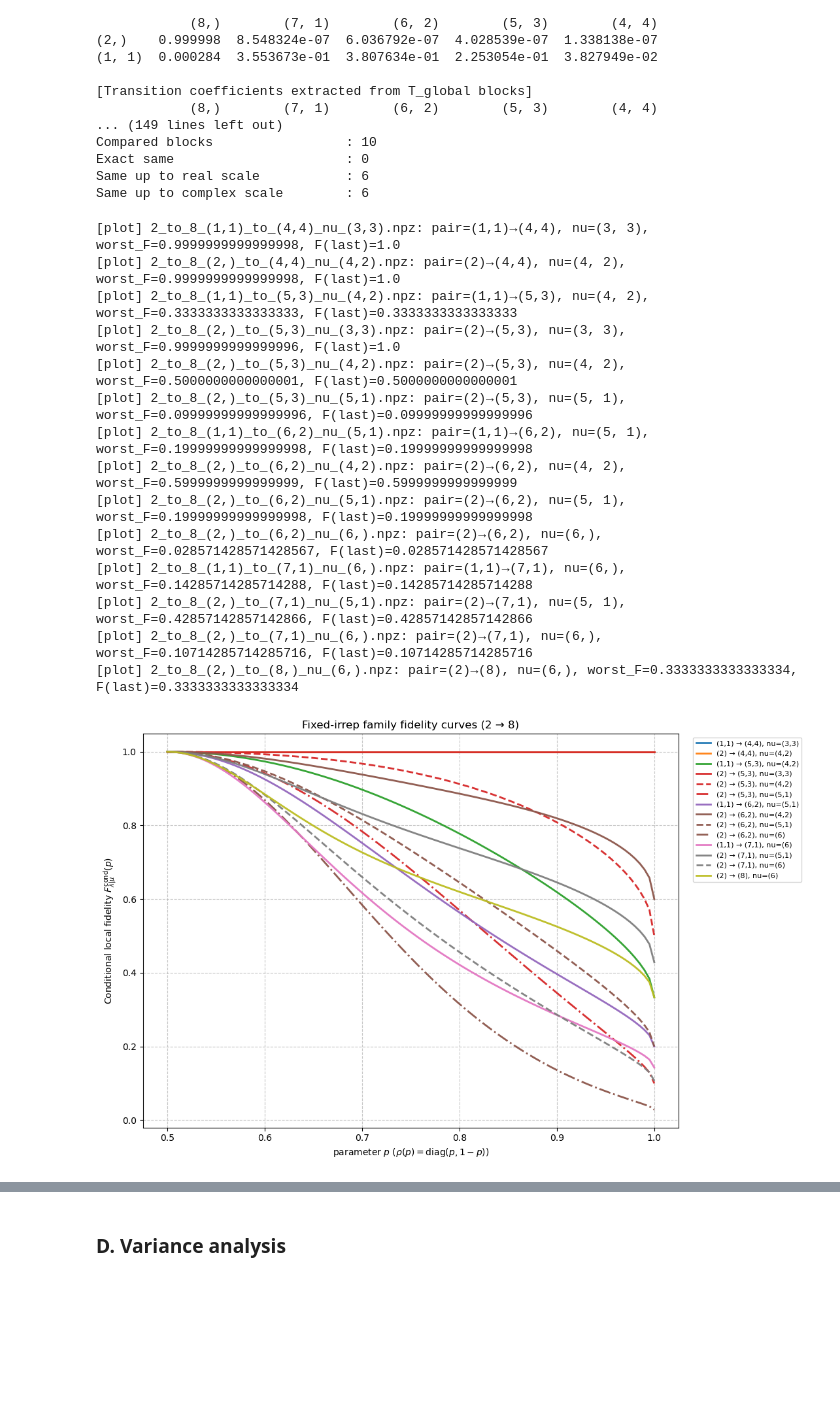
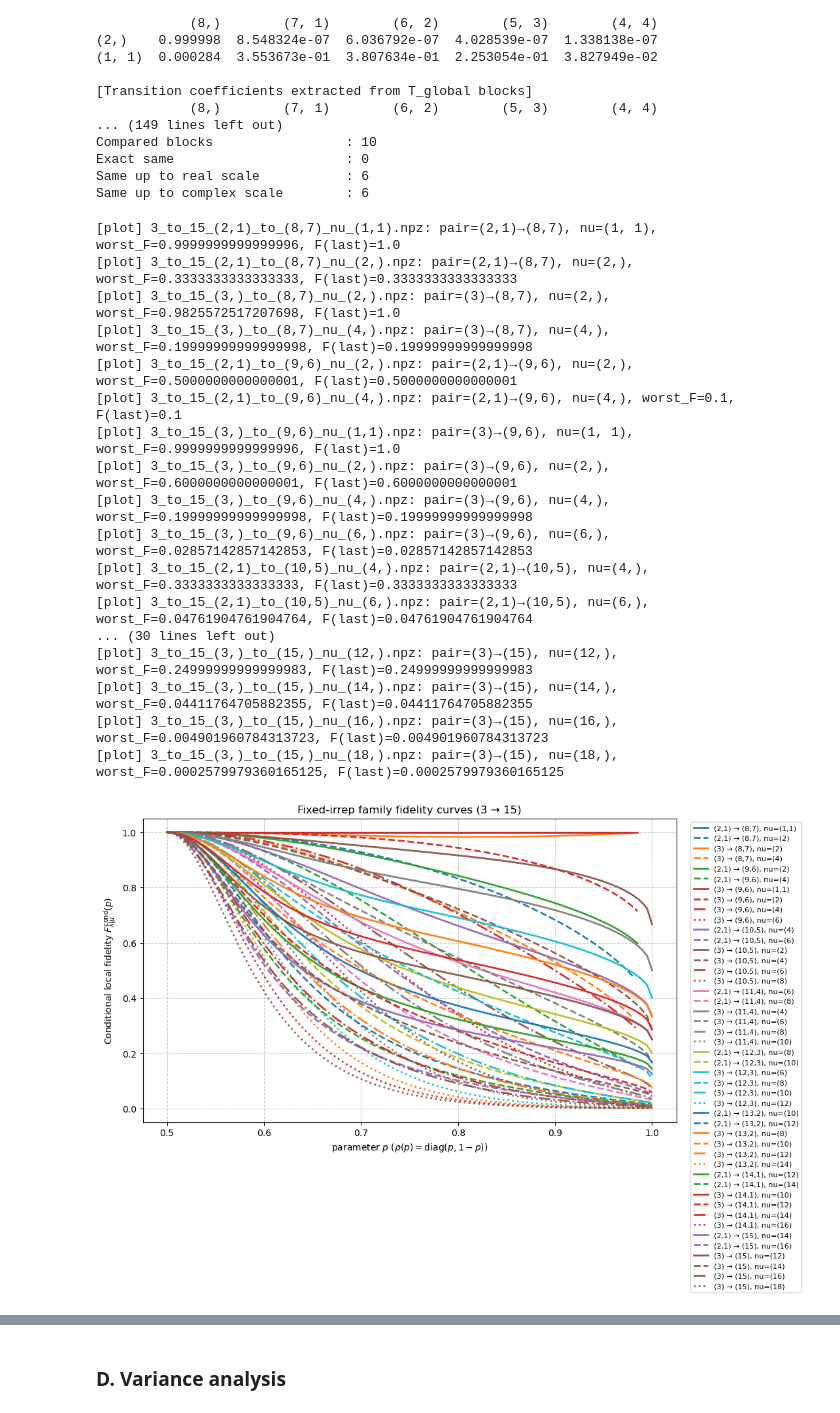
Before and after one commit to webb-c/find-optimal-cloner, a Jupyter notebook: show_data.ipynb, the cells around one changed output, grey strips where cells are left out. Drawn from its saved outputs; the diff is of its cells as text; code cells hidden in the pictures; blank space fills up the shorter version.

```diff
--- a/show_data.ipynb
+++ b/show_data.ipynb
@@ -527,8 +527,8 @@ import numpy as np
 import matplotlib.pyplot as plt
 
 d = 2
-n_in = 2
-n_out = 8
+n_in = 1
+n_out = 15
 n_grid = 200
 target_p = None
 
@@ -1624,27 +1624,30 @@ def plot_fixed_irrep_family_fidelities(
     plt.show()
 # %%
 plot_fixed_irrep_family_fidelities(
-    n_in=2,
-    n_out=8,
+    n_in=3,
+    n_out=15,
     folder="data/fixed_irrep",
     n_grid=101,
 )
 # %% [output]
-[plot] 2_to_8_(1,1)_to_(4,4)_nu_(3,3).npz: pair=(1,1)→(4,4), nu=(3, 3), worst_F=0.9999999999999998, F(last)=1.0
-[plot] 2_to_8_(2,)_to_(4,4)_nu_(4,2).npz: pair=(2)→(4,4), nu=(4, 2), worst_F=0.9999999999999998, F(last)=1.0
-[plot] 2_to_8_(1,1)_to_(5,3)_nu_(4,2).npz: pair=(1,1)→(5,3), nu=(4, 2), worst_F=0.3333333333333333, F(last)=0.3333333333333333
-[plot] 2_to_8_(2,)_to_(5,3)_nu_(3,3).npz: pair=(2)→(5,3), nu=(3, 3), worst_F=0.9999999999999996, F(last)=1.0
-[plot] 2_to_8_(2,)_to_(5,3)_nu_(4,2).npz: pair=(2)→(5,3), nu=(4, 2), worst_F=0.5000000000000001, F(last)=0.5000000000000001
-[plot] 2_to_8_(2,)_to_(5,3)_nu_(5,1).npz: pair=(2)→(5,3), nu=(5, 1), worst_F=0.09999999999999996, F(last)=0.09999999999999996
-[plot] 2_to_8_(1,1)_to_(6,2)_nu_(5,1).npz: pair=(1,1)→(6,2), nu=(5, 1), worst_F=0.19999999999999998, F(last)=0.19999999999999998
-[plot] 2_to_8_(2,)_to_(6,2)_nu_(4,2).npz: pair=(2)→(6,2), nu=(4, 2), worst_F=0.5999999999999999, F(last)=0.5999999999999999
-[plot] 2_to_8_(2,)_to_(6,2)_nu_(5,1).npz: pair=(2)→(6,2), nu=(5, 1), worst_F=0.19999999999999998, F(last)=0.19999999999999998
-[plot] 2_to_8_(2,)_to_(6,2)_nu_(6,).npz: pair=(2)→(6,2), nu=(6,), worst_F=0.028571428571428567, F(last)=0.028571428571428567
-[plot] 2_to_8_(1,1)_to_(7,1)_nu_(6,).npz: pair=(1,1)→(7,1), nu=(6,), worst_F=0.14285714285714288, F(last)=0.14285714285714288
-[plot] 2_to_8_(2,)_to_(7,1)_nu_(5,1).npz: pair=(2)→(7,1), nu=(5, 1), worst_F=0.42857142857142866, F(last)=0.42857142857142866
-[plot] 2_to_8_(2,)_to_(7,1)_nu_(6,).npz: pair=(2)→(7,1), nu=(6,), worst_F=0.10714285714285716, F(last)=0.10714285714285716
-[plot] 2_to_8_(2,)_to_(8,)_nu_(6,).npz: pair=(2)→(8), nu=(6,), worst_F=0.3333333333333334, F(last)=0.3333333333333334
+[plot] 3_to_15_(2,1)_to_(8,7)_nu_(1,1).npz: pair=(2,1)→(8,7), nu=(1, 1), worst_F=0.9999999999999996, F(last)=1.0
+[plot] 3_to_15_(2,1)_to_(8,7)_nu_(2,).npz: pair=(2,1)→(8,7), nu=(2,), worst_F=0.3333333333333333, F(last)=0.3333333333333333
+[plot] 3_to_15_(3,)_to_(8,7)_nu_(2,).npz: pair=(3)→(8,7), nu=(2,), worst_F=0.9825572517207698, F(last)=1.0
+[plot] 3_to_15_(3,)_to_(8,7)_nu_(4,).npz: pair=(3)→(8,7), nu=(4,), worst_F=0.19999999999999998, F(last)=0.19999999999999998
+[plot] 3_to_15_(2,1)_to_(9,6)_nu_(2,).npz: pair=(2,1)→(9,6), nu=(2,), worst_F=0.5000000000000001, F(last)=0.5000000000000001
+[plot] 3_to_15_(2,1)_to_(9,6)_nu_(4,).npz: pair=(2,1)→(9,6), nu=(4,), worst_F=0.1, F(last)=0.1
+[plot] 3_to_15_(3,)_to_(9,6)_nu_(1,1).npz: pair=(3)→(9,6), nu=(1, 1), worst_F=0.9999999999999996, F(last)=1.0
+[plot] 3_to_15_(3,)_to_(9,6)_nu_(2,).npz: pair=(3)→(9,6), nu=(2,), worst_F=0.6000000000000001, F(last)=0.6000000000000001
+[plot] 3_to_15_(3,)_to_(9,6)_nu_(4,).npz: pair=(3)→(9,6), nu=(4,), worst_F=0.19999999999999998, F(last)=0.19999999999999998
+[plot] 3_to_15_(3,)_to_(9,6)_nu_(6,).npz: pair=(3)→(9,6), nu=(6,), worst_F=0.02857142857142853, F(last)=0.02857142857142853
+[plot] 3_to_15_(2,1)_to_(10,5)_nu_(4,).npz: pair=(2,1)→(10,5), nu=(4,), worst_F=0.3333333333333333, F(last)=0.3333333333333333
+[plot] 3_to_15_(2,1)_to_(10,5)_nu_(6,).npz: pair=(2,1)→(10,5), nu=(6,), worst_F=0.04761904761904764, F(last)=0.04761904761904764
+... (30 lines left out)
+[plot] 3_to_15_(3,)_to_(15,)_nu_(12,).npz: pair=(3)→(15), nu=(12,), worst_F=0.24999999999999983, F(last)=0.24999999999999983
+[plot] 3_to_15_(3,)_to_(15,)_nu_(14,).npz: pair=(3)→(15), nu=(14,), worst_F=0.04411764705882355, F(last)=0.04411764705882355
+[plot] 3_to_15_(3,)_to_(15,)_nu_(16,).npz: pair=(3)→(15), nu=(16,), worst_F=0.004901960784313723, F(last)=0.004901960784313723
+[plot] 3_to_15_(3,)_to_(15,)_nu_(18,).npz: pair=(3)→(15), nu=(18,), worst_F=0.0002579979360165125, F(last)=0.0002579979360165125
-[figure, old version]
+[figure, new version]
 # %%
 def plot_fixed_irrep_family_fidelities_compare(
     n_in,
```
Also changed, not shown: parts of 3 cells of this notebook, 3 other files.
